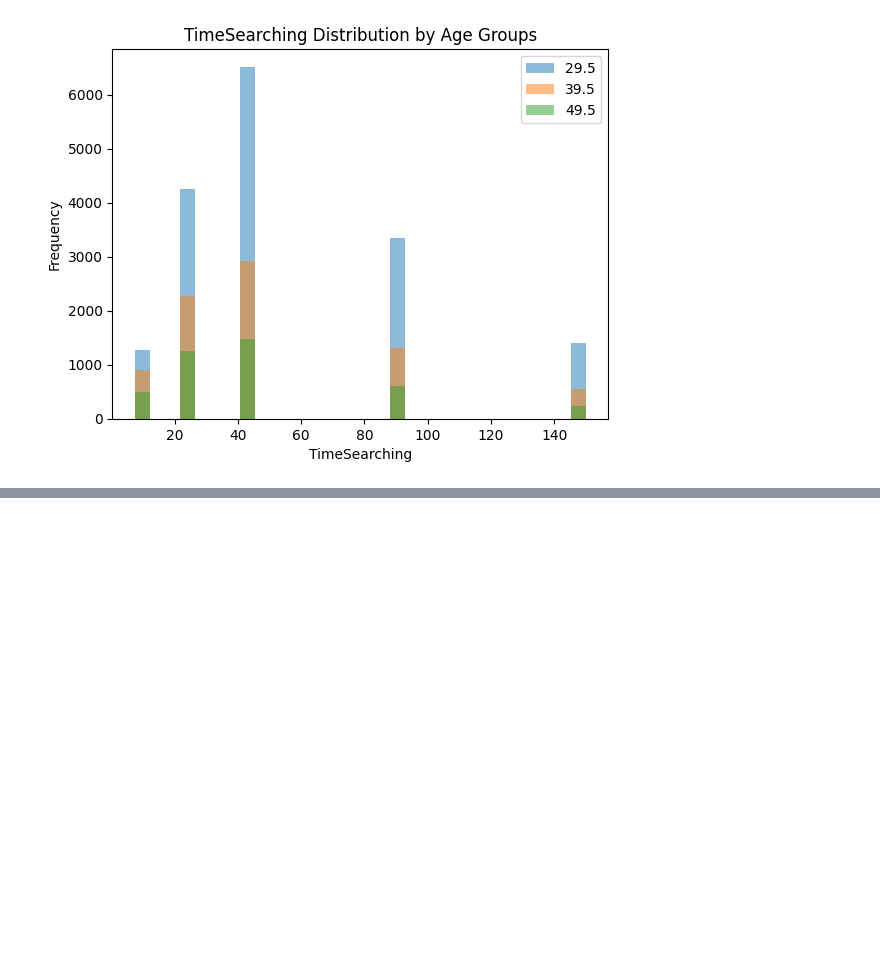
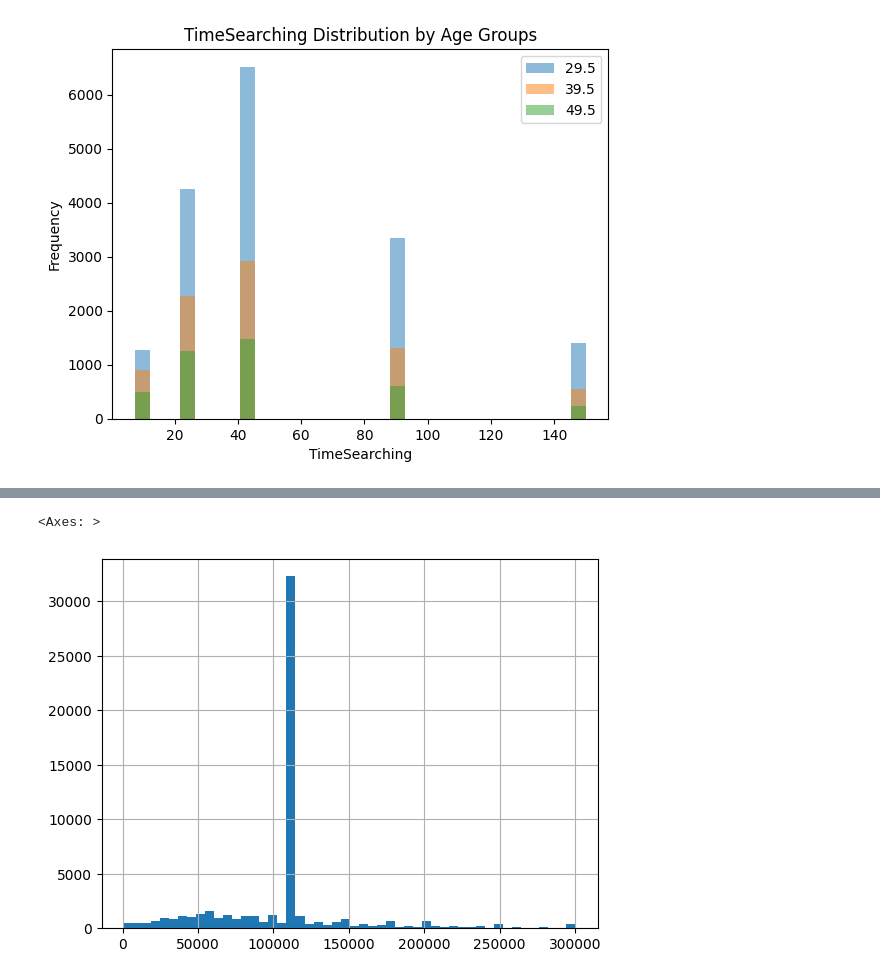
Before and after one commit to dev-evelin/ibm-data-analyst-capstone, a Jupyter notebook: notebooks/04_Data_Visualization.ipynb, the cells around one changed output, grey strips where cells are left out. Saved outputs shown, nothing was run; the diff lists cells and outputs as text; code cells hidden in the pictures; blank space fills up the shorter version.

```diff
--- a/notebooks/04_Data_Visualization.ipynb
+++ b/notebooks/04_Data_Visualization.ipynb
@@ -439,0 +471,9 @@ array([nan, '30-60 minutes a day', '60-120 minutes a day',
+# %%
+df["CompTotal"].isnull().sum()
+df[(df["Age_numeric"] >=45) & df["Age_numeric"]<=60]
+df_clean = df[df["CompTotal"].between(1000, 300000)]
+
+df_clean["CompTotal"].hist(bins=50)
+# %% [output]
+<Axes: >
+[figure, added]
```
Also changed, not shown: parts of 6 cells of this notebook.
